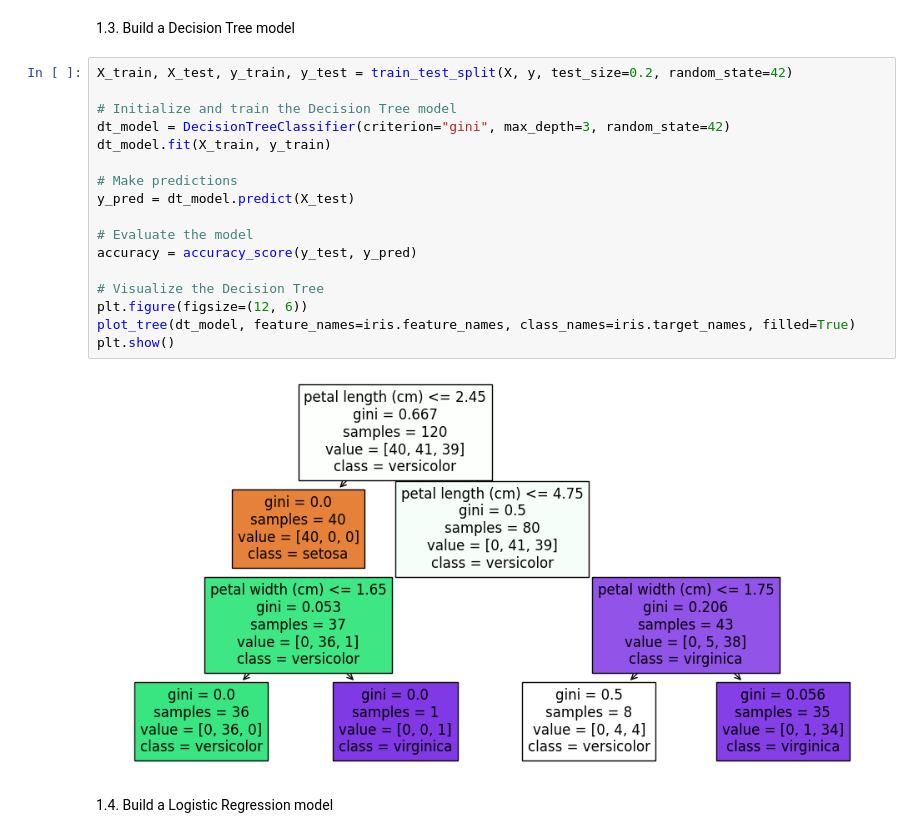
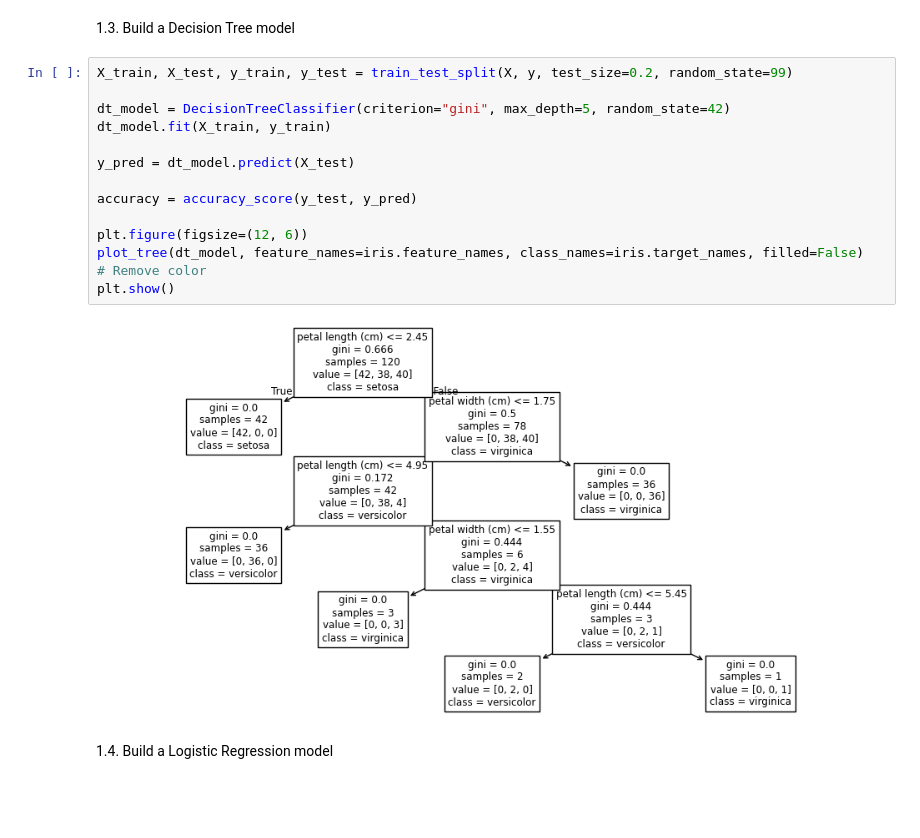
Before and after one commit to vinhbui123/machine_learning, a Jupyter notebook: lab4.ipynb, the cells around one changed output. Saved outputs shown, nothing was run; the diff lists cells and outputs as text; blank space fills up the shorter version.

```diff
--- a/lab4.ipynb
+++ b/lab4.ipynb
@@ -93,24 +93,20 @@ plt.show()
 # %% [markdown]
 1.3. Build a Decision Tree model
 # %%
-X_train, X_test, y_train, y_test = train_test_split(X, y, test_size=0.2, random_state=42)
+X_train, X_test, y_train, y_test = train_test_split(X, y, test_size=0.2, random_state=99)
 
-# Initialize and train the Decision Tree model
-dt_model = DecisionTreeClassifier(criterion="gini", max_depth=3, random_state=42)
+dt_model = DecisionTreeClassifier(criterion="gini", max_depth=5, random_state=42)
 dt_model.fit(X_train, y_train)
 
-# Make predictions
 y_pred = dt_model.predict(X_test)
 
-# Evaluate the model
 accuracy = accuracy_score(y_test, y_pred)
 
-# Visualize the Decision Tree
 plt.figure(figsize=(12, 6))
-plot_tree(dt_model, feature_names=iris.feature_names, class_names=iris.target_names, filled=True)
+plot_tree(dt_model, feature_names=iris.feature_names, class_names=iris.target_names, filled=False)  # Remove color
 plt.show()
 # %% [output]
-[figure, old version]
+[figure, new version]
 # %% [markdown]
 1.4. Build a Logistic Regression model
 # %%
```
Also changed, not shown: parts of 3 cells of this notebook.
